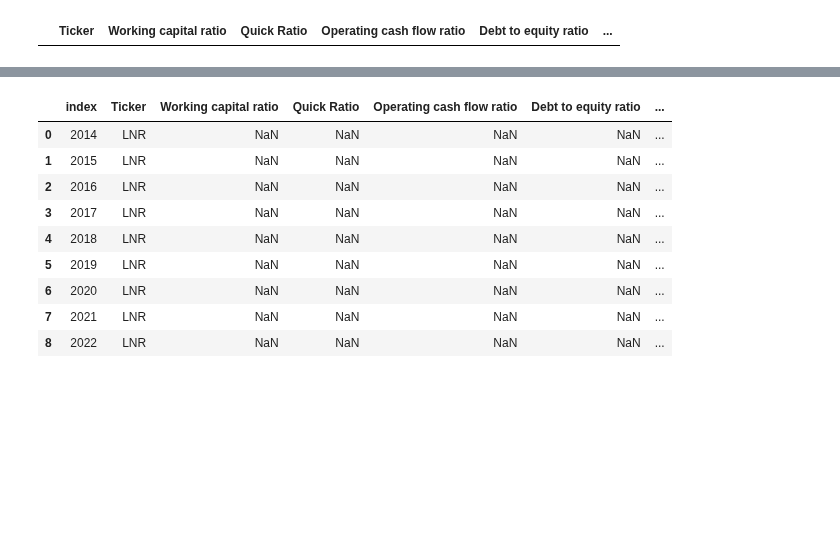
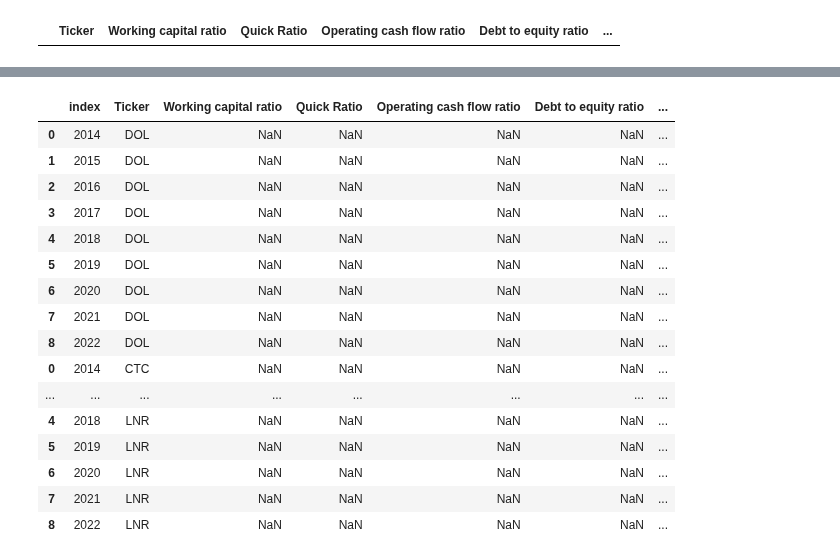
Before and after one commit to jash1112/project-financial_analysis, a Jupyter notebook: project_Johnny.ipynb, the cells around one changed output, grey strips where cells are left out. Saved outputs shown, nothing was run; the diff lists cells and outputs as text; code cells hidden in the pictures; blank space fills up the shorter version.

```diff
--- a/project_Johnny.ipynb
+++ b/project_Johnny.ipynb
@@ -329,7 +329,8 @@ Linamar_ratios_df
 |  | Ticker | Working capital ratio | Quick Ratio | Operating cash flow ratio | Debt to equity ratio | ... |
 # %%
 # 1-Gross Progit Margin = (Revenue - Cost of sale / Revenue) * 100
-Dollarama_ratios_df["Gross Progit Margin"] = ((Dollarama_income_statement_df["Revenue"] + Dollarama_income_statement_df["Cost of Revenues"]) / Dollarama_income_statement_df["Revenue"])*100
-Canadian_tire_ratios_df["Gross Progit Margin"] = ((Canadian_tire_income_statement_df["Revenue"] + Canadian_tire_income_statement_df["Cost of Revenues"]) / Canadian_tire_income_statement_df["Revenue"])*100
-Linamar_ratios_df["Gross Progit Margin"] = ((Linamar_income_statement_df["Revenue"] + Linamar_income_statement_df["Cost of Revenues"]) / Linamar_income_statement_df["Revenue"])*100
+Dollarama_ratios_df["Gross Profit Margin"] = ((Dollarama_income_statement_df["Revenue"] + Dollarama_income_statement_df["Cost of Revenues"]) / Dollarama_income_statement_df["Revenue"])*100
+Canadian_tire_ratios_df["Gross Profit Margin"] = ((Canadian_tire_income_statement_df["Revenue"] + Canadian_tire_income_statement_df["Cost of Revenues"]) / Canadian_tire_income_statement_df["Revenue"])*100
+Linamar_ratios_df["Gross Profit Margin"] = ((Linamar_income_statement_df["Revenue"] + Linamar_income_statement_df["Cost of Revenues"]) / Linamar_income_statement_df["Revenue"])*100
 gross_profit_combined_df = pd.concat([Dollarama_ratios_df, Canadian_tire_ratios_df, Linamar_ratios_df])
+gross_profit_combined_df
@@ -352,24 +371,33 @@ Linamar_ratios_df["EPS"] = Linamar_income_statement_df["Basic EPS (Cont. Ops)"]
 # %%
 Dollarama_ratios_df["Ticker"] = "DOL"
 Dollarama_ratios_df = Dollarama_ratios_df.drop(Dollarama_ratios_df.index[9]).reset_index(drop=False)
-# Dollarama_ratios_df
+
 
 Canadian_tire_ratios_df["Ticker"] = "CTC"
 Canadian_tire_ratios_df = Canadian_tire_ratios_df.drop(Canadian_tire_ratios_df.index[0]).reset_index(drop=False)
-# Canadian_tire_ratios_df
+
 
 Linamar_ratios_df["Ticker"] = "LNR"
 Linamar_ratios_df = Linamar_ratios_df.drop(Linamar_ratios_df.index[0]).reset_index(drop=False)
-Linamar_ratios_df
-# %% [output]
-|  | index | Ticker | Working capital ratio | Quick Ratio | Operating cash flow ratio | Debt to equity ratio | ... |
-| 0 | 2014 | LNR | NaN | NaN | NaN | NaN | ... |
-| 1 | 2015 | LNR | NaN | NaN | NaN | NaN | ... |
-| 2 | 2016 | LNR | NaN | NaN | NaN | NaN | ... |
-| 3 | 2017 | LNR | NaN | NaN | NaN | NaN | ... |
-| 4 | 2018 | LNR | NaN | NaN | NaN | NaN | ... |
-| 5 | 2019 | LNR | NaN | NaN | NaN | NaN | ... |
-| 6 | 2020 | LNR | NaN | NaN | NaN | NaN | ... |
-| 7 | 2021 | LNR | NaN | NaN | NaN | NaN | ... |
-| 8 | 2022 | LNR | NaN | NaN | NaN | NaN | ... |
+# %%
+combined_df = pd.concat([Dollarama_ratios_df, Canadian_tire_ratios_df, Linamar_ratios_df])
+combined_df
+# %% [output]
+|  | index | Ticker | Working capital ratio | Quick Ratio | Operating cash flow ratio | Debt to equity ratio | ... |
+| 0 | 2014 | DOL | NaN | NaN | NaN | NaN | ... |
+| 1 | 2015 | DOL | NaN | NaN | NaN | NaN | ... |
+| 2 | 2016 | DOL | NaN | NaN | NaN | NaN | ... |
+| 3 | 2017 | DOL | NaN | NaN | NaN | NaN | ... |
+| 4 | 2018 | DOL | NaN | NaN | NaN | NaN | ... |
+| 5 | 2019 | DOL | NaN | NaN | NaN | NaN | ... |
+| 6 | 2020 | DOL | NaN | NaN | NaN | NaN | ... |
+| 7 | 2021 | DOL | NaN | NaN | NaN | NaN | ... |
+| 8 | 2022 | DOL | NaN | NaN | NaN | NaN | ... |
+| 0 | 2014 | CTC | NaN | NaN | NaN | NaN | ... |
+| ... | ... | ... | ... | ... | ... | ... | ... |
+| 4 | 2018 | LNR | NaN | NaN | NaN | NaN | ... |
+| 5 | 2019 | LNR | NaN | NaN | NaN | NaN | ... |
+| 6 | 2020 | LNR | NaN | NaN | NaN | NaN | ... |
+| 7 | 2021 | LNR | NaN | NaN | NaN | NaN | ... |
+| 8 | 2022 | LNR | NaN | NaN | NaN | NaN | ... |
 # %%
```
Also changed, not shown: parts of 8 cells of this notebook, 1 other file.
